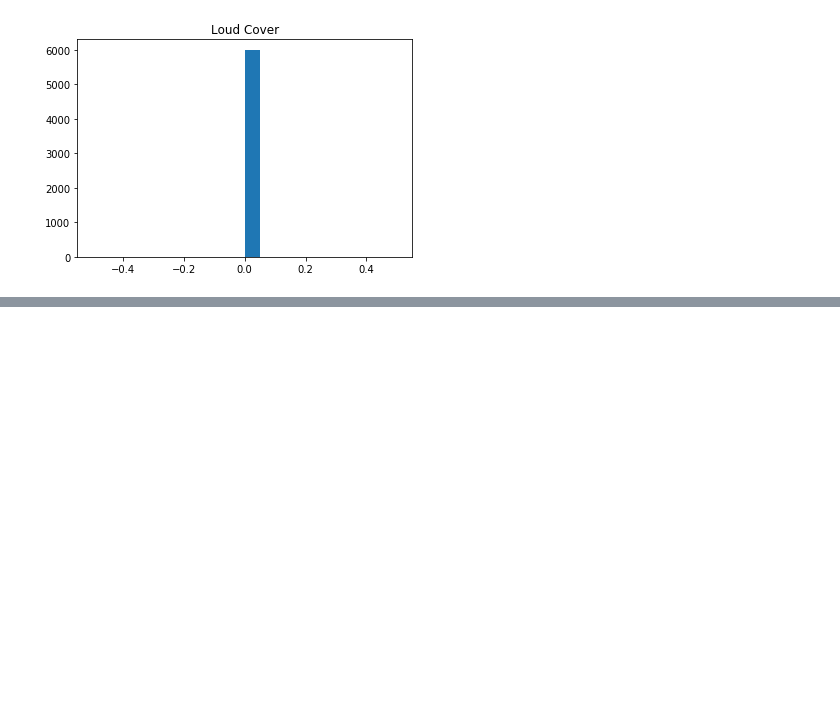
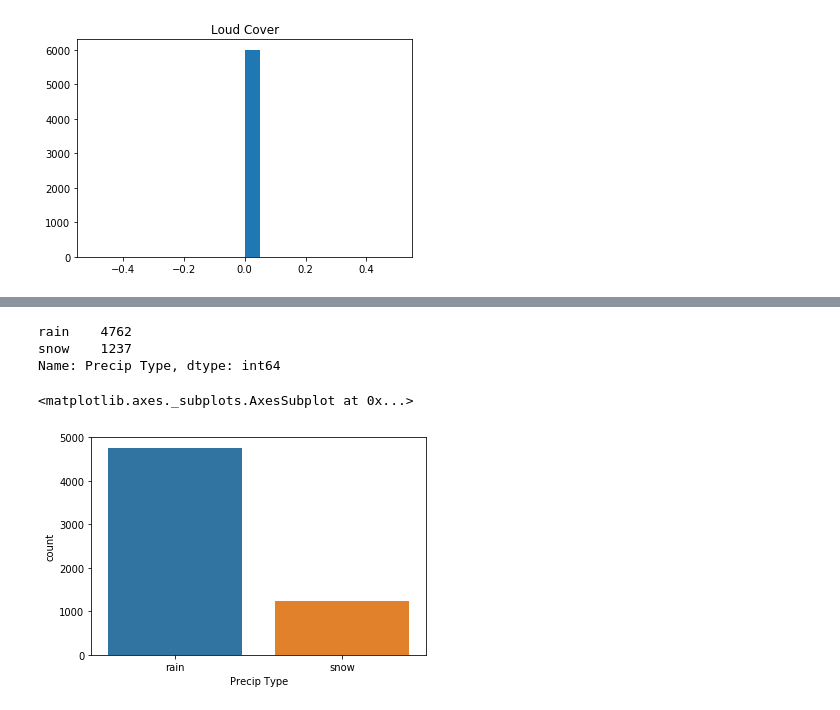
Before and after one commit to smartysam9821/DS, a Jupyter notebook: EDA_App_Temp.ipynb, the cells around one changed output, grey strips where cells are left out. Saved outputs shown, nothing was run; the diff lists cells and outputs as text; code cells hidden in the pictures; blank space fills up the shorter version.

```diff
--- a/EDA_App_Temp.ipynb
+++ b/EDA_App_Temp.ipynb
@@ -219,0 +282,11 @@ plt.show()
+# %%
+df['Precip Type'].value_counts(dropna=False)
+# %% [output]
+rain    4762
+snow    1237
+Name: Precip Type, dtype: int64
+# %%
+sns.countplot(x=df['Precip Type'])
+# %% [output]
+<matplotlib.axes._subplots.AxesSubplot at 0x...>
+[figure, added]
```
Also changed, not shown: parts of 13 cells of this notebook.
